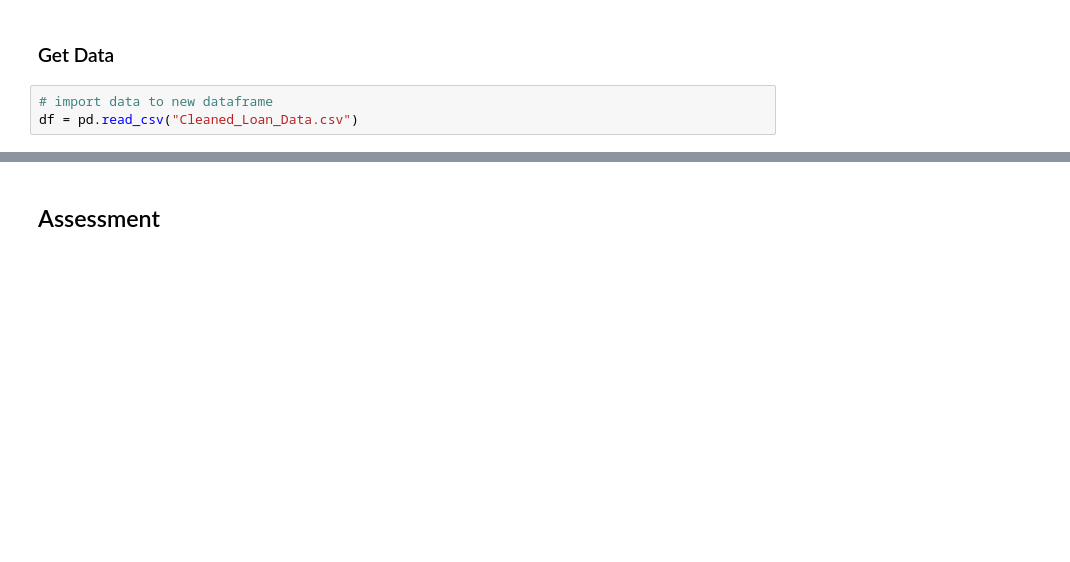
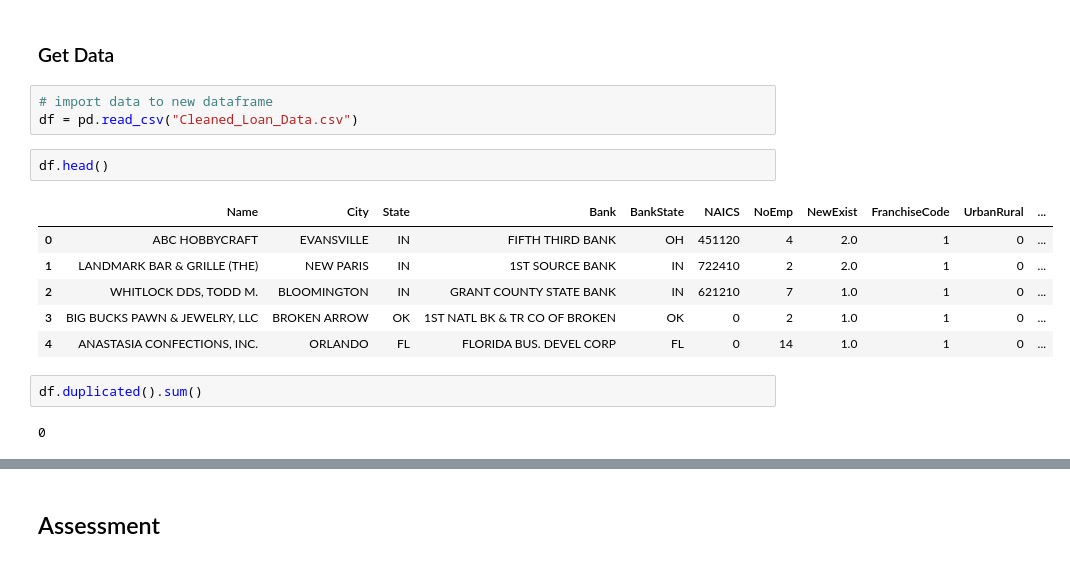
Before and after one commit to DhevinaTailor/Business-Loan-Default-Prediction-Model, a Jupyter notebook: 2. EDA.ipynb, the cells around one changed output, grey strips where cells are left out. Drawn from its saved outputs; the diff is of its cells as text; blank space fills up the shorter version.

```diff
--- a/2. EDA.ipynb
+++ b/2. EDA.ipynb
@@ -40,3 +40,16 @@ import seaborn as sns
 # %%
 # import data to new dataframe
 df = pd.read_csv("Cleaned_Loan_Data.csv")
+# %%
+df.head()
+# %% [output]
+|  | Name | City | State | Bank | BankState | NAICS | NoEmp | NewExist | FranchiseCode | UrbanRural | ... |
+| 0 | ABC HOBBYCRAFT | EVANSVILLE | IN | FIFTH THIRD BANK | OH | 451120 | 4 | 2.0 | 1 | 0 | ... |
+| 1 | LANDMARK BAR & GRILLE (THE) | NEW PARIS | IN | 1ST SOURCE BANK | IN | 722410 | 2 | 2.0 | 1 | 0 | ... |
+| 2 | WHITLOCK DDS, TODD M. | BLOOMINGTON | IN | GRANT COUNTY STATE BANK | IN | 621210 | 7 | 1.0 | 1 | 0 | ... |
+| 3 | BIG BUCKS PAWN & JEWELRY, LLC | BROKEN ARROW | OK | 1ST NATL BK & TR CO OF BROKEN | OK | 0 | 2 | 1.0 | 1 | 0 | ... |
+| 4 | ANASTASIA CONFECTIONS, INC. | ORLANDO | FL | FLORIDA BUS. DEVEL CORP | FL | 0 | 14 | 1.0 | 1 | 0 | ... |
+# %%
+df.duplicated().sum()
+# %% [output]
+0
```
Also changed, not shown: parts of 25 cells of this notebook.
